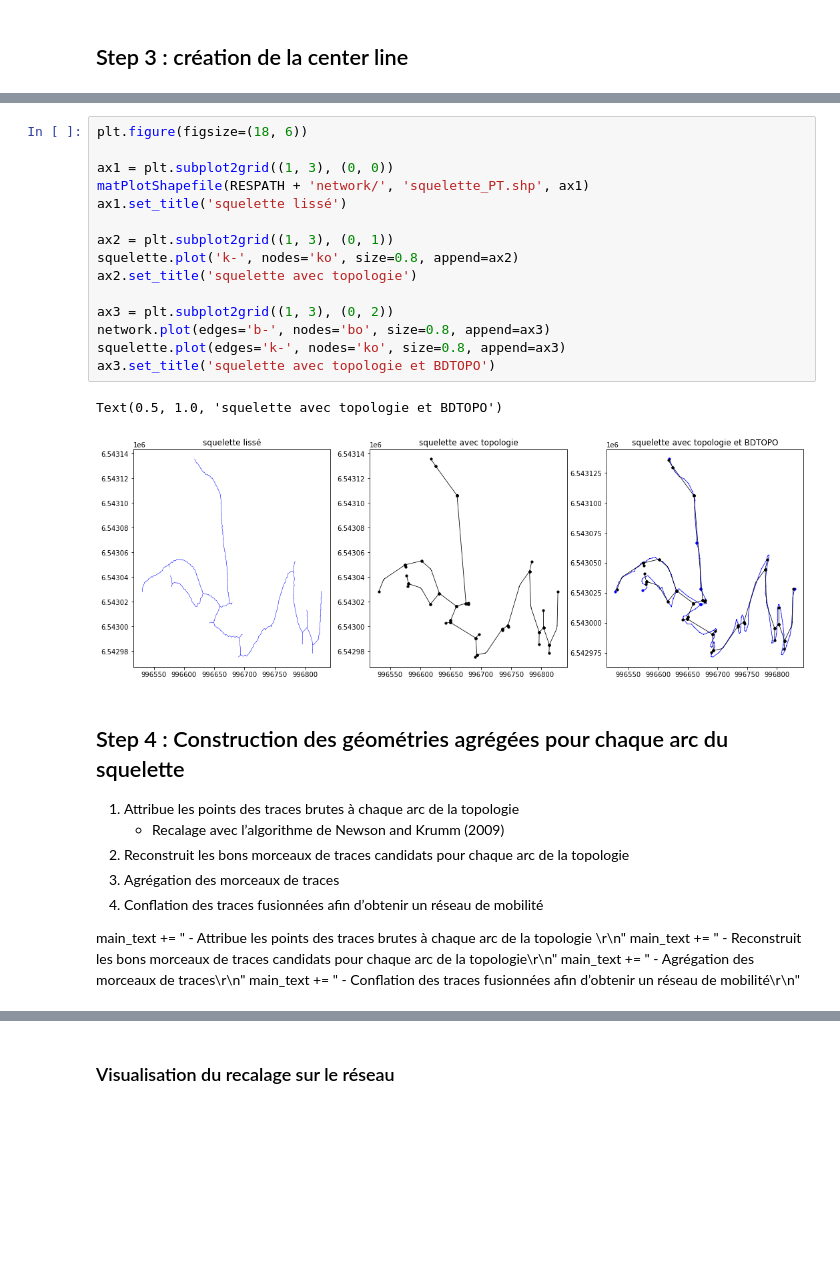
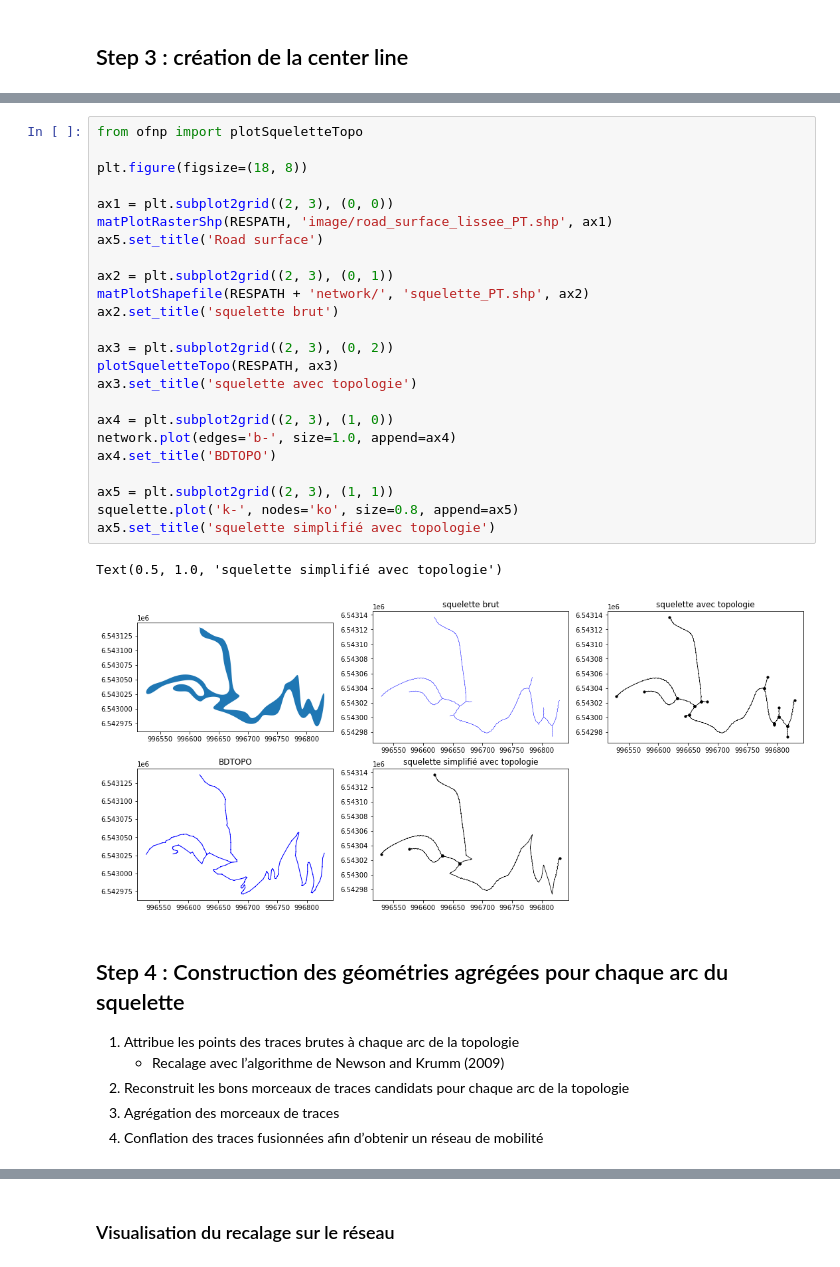
Before and after one commit to umrlastig/Footprint2graph-pipeline, a Jupyter notebook: doc/source/examples/Simulated-Traj_Example.ipynb, the cells around one changed output, grey strips where cells are left out. Drawn from its saved outputs; the diff is of its cells as text; blank space fills up the shorter version.

```diff
--- a/doc/source/examples/Simulated-Traj_Example.ipynb
+++ b/doc/source/examples/Simulated-Traj_Example.ipynb
@@ -242,21 +259,30 @@ Stage 3 completed: adding topology to the skeleton.
 # %%
-plt.figure(figsize=(18, 6))
+from ofnp import plotSqueletteTopo
 
-ax1 = plt.subplot2grid((1, 3), (0, 0))
-matPlotShapefile(RESPATH + 'network/', 'squelette_PT.shp', ax1)
-ax1.set_title('squelette lissé')
+plt.figure(figsize=(18, 8))
 
-ax2 = plt.subplot2grid((1, 3), (0, 1))
-squelette.plot('k-', nodes='ko', size=0.8, append=ax2)
-ax2.set_title('squelette avec topologie')
+ax1 = plt.subplot2grid((2, 3), (0, 0))
+matPlotRasterShp(RESPATH, 'image/road_surface_lissee_PT.shp', ax1)
+ax5.set_title('Road surface')
 
-ax3 = plt.subplot2grid((1, 3), (0, 2))
-network.plot(edges='b-', nodes='bo', size=0.8, append=ax3)
-squelette.plot(edges='k-', nodes='ko', size=0.8, append=ax3)
-ax3.set_title('squelette avec topologie et BDTOPO')
+ax2 = plt.subplot2grid((2, 3), (0, 1))
+matPlotShapefile(RESPATH + 'network/', 'squelette_PT.shp', ax2)
+ax2.set_title('squelette brut')
+
+ax3 = plt.subplot2grid((2, 3), (0, 2))
+plotSqueletteTopo(RESPATH, ax3)
+ax3.set_title('squelette avec topologie')
+
+ax4 = plt.subplot2grid((2, 3), (1, 0))
+network.plot(edges='b-', size=1.0, append=ax4)
+ax4.set_title('BDTOPO')
+
+ax5 = plt.subplot2grid((2, 3), (1, 1))
+squelette.plot('k-', nodes='ko', size=0.8, append=ax5)
+ax5.set_title('squelette simplifié avec topologie')
 # %% [output]
-Text(0.5, 1.0, 'squelette avec topologie et BDTOPO')
+Text(0.5, 1.0, 'squelette simplifié avec topologie')
-[figure, old version]
+[figure, new version]
 # %% [markdown]
 ## Step 4 : Construction des géométries agrégées pour chaque arc du squelette
 
@@ -265,11 +291,6 @@ Text(0.5, 1.0, 'squelette avec topologie et BDTOPO')
 2. Reconstruit les bons morceaux de traces candidats pour chaque arc de la topologie
 3. Agrégation des morceaux de traces
 4. Conflation des traces fusionnées afin d’obtenir un réseau de mobilité
-
-main_text  += "   - Attribue les points des traces brutes à chaque arc de la topologie \r\n"
-    main_text  += "   - Reconstruit les bons morceaux de traces candidats pour chaque arc de la topologie\r\n"
-    main_text  += "   - Agrégation des morceaux de traces\r\n"
-    main_text  += "   - Conflation des traces fusionnées afin d’obtenir un réseau de mobilité\r\n"
 # %%
 from ofnp import createNetworkGeom
 
```
Also changed, not shown: parts of 17 cells of this notebook, 1 other file.
